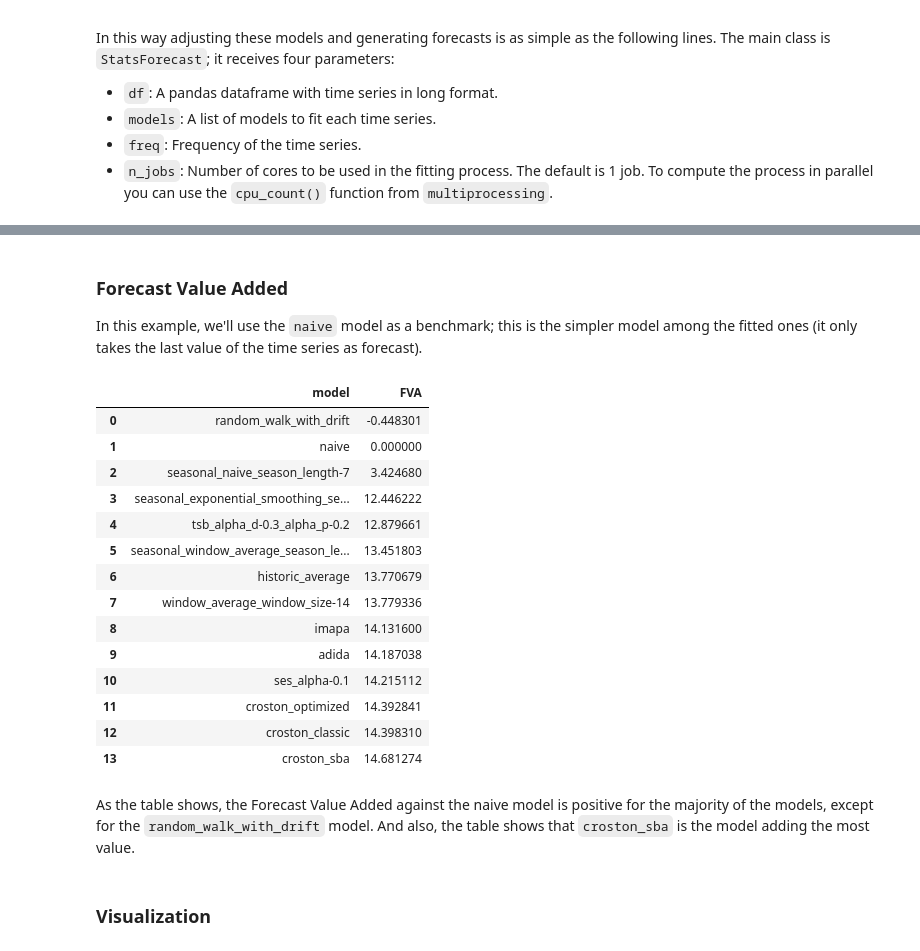
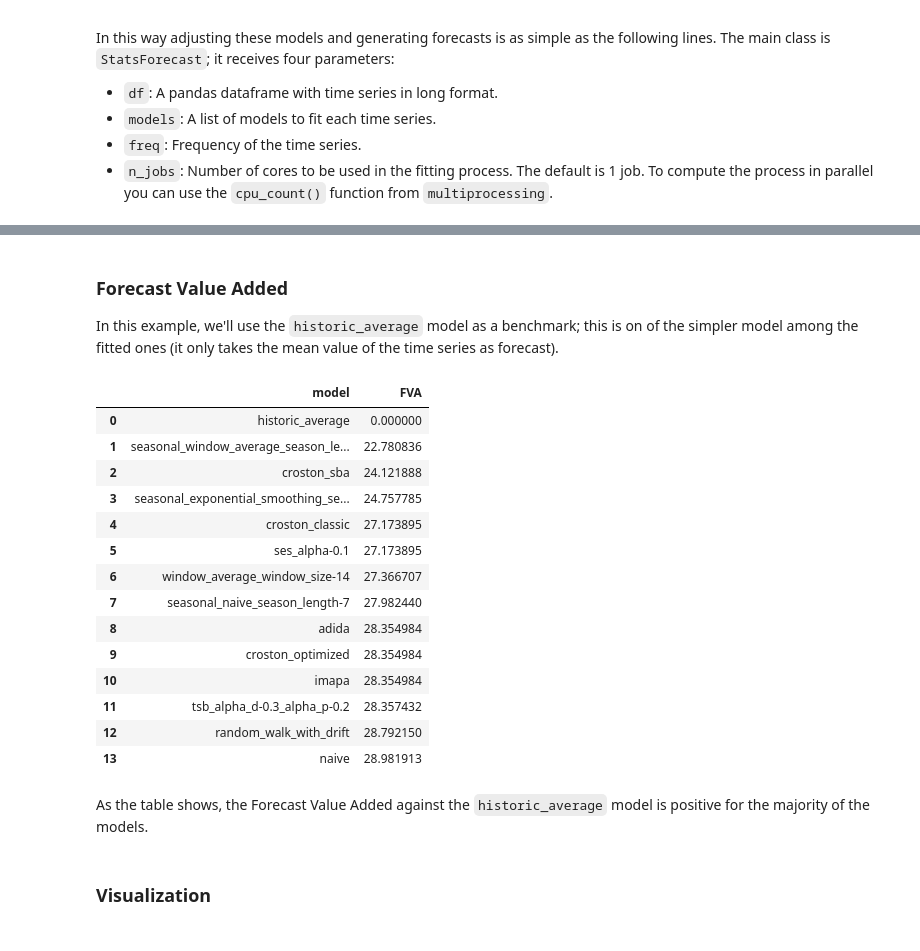
Before and after one commit to Nixtla/blog, a Jupyter notebook: _notebooks/2021-11-23-Intro-statsforecast.ipynb, the cells around one changed output, grey strips where cells are left out. Cells and saved outputs as stored; diff of their text form; code cells hidden in the pictures.

```diff
--- a/_notebooks/2021-11-23-Intro-statsforecast.ipynb
+++ b/_notebooks/2021-11-23-Intro-statsforecast.ipynb
@@ -89,4 +89,5 @@ In this example we use the M5 time series competition data. The objective of the
 # %%
 #%gist gistname: get-data-statsforecast.py
-series, _, S_df = M5.load('data')
-horizon = 28
+series, _, S_df = M4.load('data', 'Daily')
+group = M4Info['Daily']
+horizon = group.horizon
@@ -93 +96,4 @@ horizon = 28
+# %%
+#%gist gistname: add-dates-data-statsforecast.py
+series['ds'] = series.groupby('unique_id')['ds'].transform(lambda x: pd.date_range(end='2021-01-01', periods=len(x), freq='D'))
 # %% [markdown]
@@ -198,7 +204,7 @@ Wall time: 2min 29s
 # %% [markdown]
 ### Forecast Value Added
 
-In this example, we'll use the `naive` model as a benchmark; this is the simpler model among the fitted ones (it only takes the last value of the time series as forecast).
+In this example, we'll use the `historic_average` model as a benchmark; this is on of the simpler model among the fitted ones (it only takes the mean value of the time series as forecast).
 # %%
 #%gist gistname: test-set-statsforecast.py
 forecasts = forecasts.reset_index().merge(series_test, how='left', on=['unique_id', 'ds'])
@@ -206,34 +212,34 @@ models = forecasts.drop(columns=['unique_id', 'ds', 'y']).columns.to_list()
 # %%
 #%gist gistname: fva-statsforecast.py upload: both
 from nixtlats.losses.numpy import mape
 
 y = forecasts['y'].values
-mape_naive = mape(y, forecasts['naive'].values)
+mape_bench = mape(y, forecasts['historic_average'].values)
 
 fva = {}
 for model in models:
     mape_model = mape(y, forecasts[model].values)
-    fva[model] = mape_naive - mape_model
+    fva[model] = mape_bench - mape_model
 
 pd.DataFrame(fva, index=['FVA']).T.sort_values('FVA').rename_axis('model').reset_index()
 # %% [output]
 |  | model | FVA |
-| 0 | random_walk_with_drift | -0.448301 |
-| 1 | naive | 0.000000 |
-| 2 | seasonal_naive_season_length-7 | 3.424680 |
-| 3 | seasonal_exponential_smoothing_se... | 12.446222 |
-| 4 | tsb_alpha_d-0.3_alpha_p-0.2 | 12.879661 |
-| 5 | seasonal_window_average_season_le... | 13.451803 |
-| 6 | historic_average | 13.770679 |
-| 7 | window_average_window_size-14 | 13.779336 |
-| 8 | imapa | 14.131600 |
-| 9 | adida | 14.187038 |
-| 10 | ses_alpha-0.1 | 14.215112 |
-| 11 | croston_optimized | 14.392841 |
-| 12 | croston_classic | 14.398310 |
-| 13 | croston_sba | 14.681274 |
+| 0 | historic_average | 0.000000 |
+| 1 | seasonal_window_average_season_le... | 22.780836 |
+| 2 | croston_sba | 24.121888 |
+| 3 | seasonal_exponential_smoothing_se... | 24.757785 |
+| 4 | croston_classic | 27.173895 |
+| 5 | ses_alpha-0.1 | 27.173895 |
+| 6 | window_average_window_size-14 | 27.366707 |
+| 7 | seasonal_naive_season_length-7 | 27.982440 |
+| 8 | adida | 28.354984 |
+| 9 | croston_optimized | 28.354984 |
+| 10 | imapa | 28.354984 |
+| 11 | tsb_alpha_d-0.3_alpha_p-0.2 | 28.357432 |
+| 12 | random_walk_with_drift | 28.792150 |
+| 13 | naive | 28.981913 |
 # %% [markdown]
-As the table shows, the Forecast Value Added against the naive model is positive for the majority of the models, except for the `random_walk_with_drift` model. And also, the table shows that `croston_sba` is the model adding the most value.
+As the table shows, the Forecast Value Added against the `historic_average` model is positive for the majority of the models.
 # %% [markdown]
 ### Visualization
 # %% [markdown]
```
Also changed, not shown: parts of 27 cells of this notebook.
